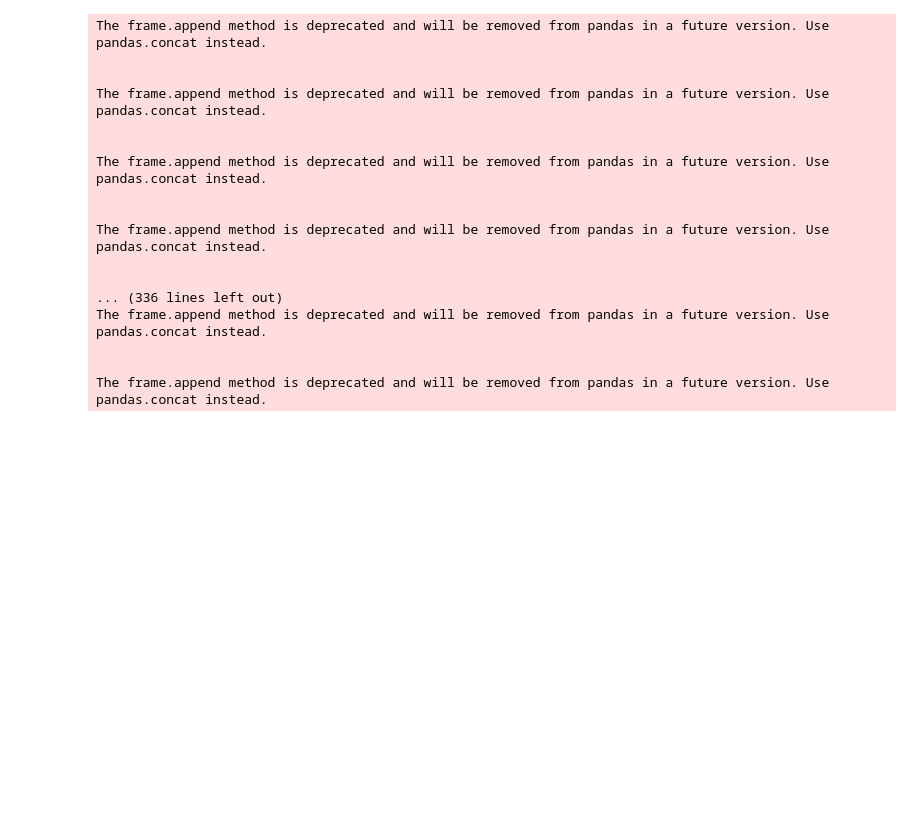
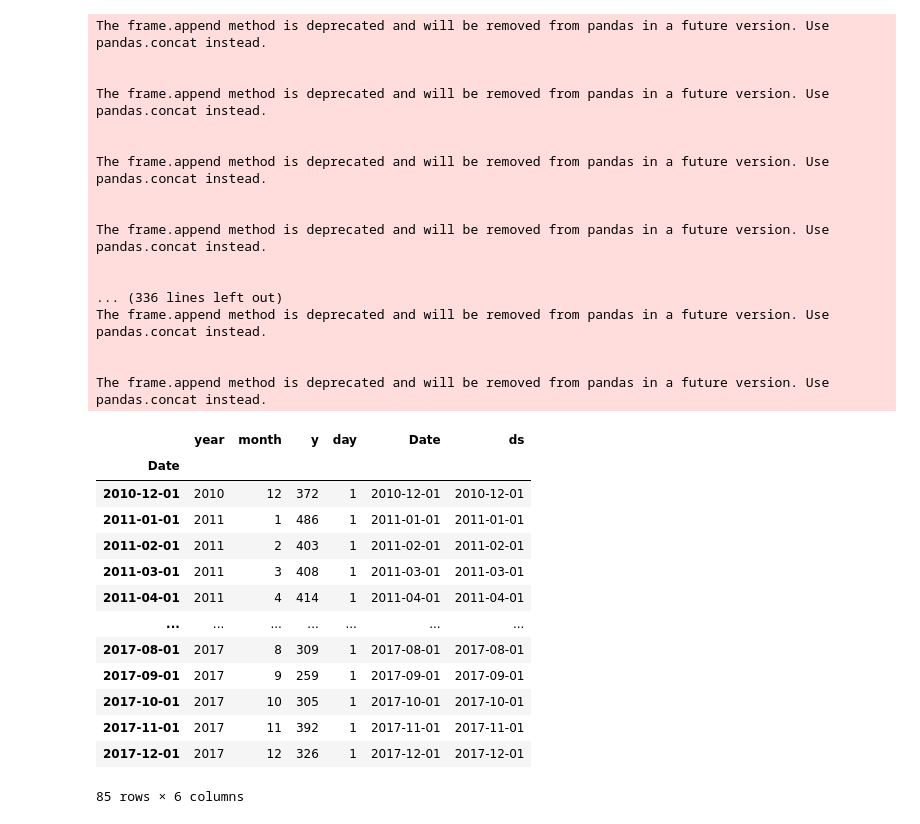
Before and after one commit to isavgt/JBG050-group11, a Jupyter notebook: forecast_prophet.ipynb, the cells around one changed output. Drawn from its saved outputs; the diff is of its cells as text; code cells hidden in the pictures; blank space fills up the shorter version.

```diff
--- a/forecast_prophet.ipynb
+++ b/forecast_prophet.ipynb
@@ -11,48 +14,64 @@ training_upto = 2019
 forecast_upto = (2023-training_upto-1)*12 + 3
 # %%
 # Read data, get dataframe with crimes/month
-df = pd.read_parquet('C:\\Users\\20203697\\Desktop\\JBG050_DC2\\DBL2_data\\cleaned\\Metropolitan-street.parquet')
-monthly_grouped_df = df.sort_values(['Year','Month num'],ascending=False).groupby(['Year', 'Month num'])['Crime ID'].count()
+df = pd.read_csv('C:\\Users\\20203697\\Downloads\\filtered_df.csv')
+monthly_grouped_df = df.sort_values(['Year','Month num'],ascending=False).groupby(['Year', 'Month num'])['Month'].count()
 monthly_grouped_df = monthly_grouped_df.to_frame()
 
+
 # Rename columns, select rows with data and set datetime index
-monthly_grouped_df = monthly_grouped_df.rename(columns = {'Crime ID':'nr of burglaries'})
+monthly_grouped_df = monthly_grouped_df.rename(columns = {'Month':'y'})
 monthly_grouped_df['day'] = 1
 monthly_grouped_df = monthly_grouped_df.reset_index()
-monthly_grouped_df = monthly_grouped_df[(monthly_grouped_df['Year']>2011) | ((monthly_grouped_df['Year'] == 2011) & (monthly_grouped_df['Month num']==12))]
+monthly_grouped_df = monthly_grouped_df[(monthly_grouped_df['Year']>=2011) | ((monthly_grouped_df['Year'] == 2010) & (monthly_grouped_df['Month num']==12))]
 monthly_grouped_df = monthly_grouped_df.rename(columns={'Month num': 'month', 'Year': 'year'})
 monthly_grouped_df['Date'] = pd.to_datetime(monthly_grouped_df[['year', 'month', 'day']])
 monthly_grouped_df = monthly_grouped_df.set_index(pd.DatetimeIndex(monthly_grouped_df['Date']))
 monthly_grouped_df['ds'] = monthly_grouped_df['Date']
-monthly_grouped_df['y'] = monthly_grouped_df['nr of burglaries']
 
 # Getting Holidays
 holiday = pd.DataFrame([])
 for date, name in sorted(holidays.country_holidays('GB', subdiv='England', years=[2012, 2013, 2014, 2015, 2016, 2017, 2018,2019,2020,2021, 2022, 2023, 2024]).items()):
     holiday = holiday.append(pd.DataFrame({'ds': date, 'holiday': "England-Holidays"}, index=[0]), ignore_index=True)
 holiday['ds'] = pd.to_datetime(holiday['ds'], format='%Y-%m-%d', errors='ignore')
 
 # Divide test and train data
 train_data = monthly_grouped_df[monthly_grouped_df['year']<(training_upto+1)]
 test_data = monthly_grouped_df[(monthly_grouped_df['year']>training_upto)]
+
+train_data
 # %% [output]
 The frame.append method is deprecated and will be removed from pandas in a future version. Use pandas.concat instead.
 
 
 The frame.append method is deprecated and will be removed from pandas in a future version. Use pandas.concat instead.
 
 
 The frame.append method is deprecated and will be removed from pandas in a future version. Use pandas.concat instead.
 
 
 The frame.append method is deprecated and will be removed from pandas in a future version. Use pandas.concat instead.
 
 
 ... (336 lines left out)
 The frame.append method is deprecated and will be removed from pandas in a future version. Use pandas.concat instead.
 
 
 The frame.append method is deprecated and will be removed from pandas in a future version. Use pandas.concat instead.
+|  | year | month | y | day | Date | ds |
+| Date |  |  |  |  |  |  |
+| 2010-12-01 | 2010 | 12 | 372 | 1 | 2010-12-01 | 2010-12-01 |
+| 2011-01-01 | 2011 | 1 | 486 | 1 | 2011-01-01 | 2011-01-01 |
+| 2011-02-01 | 2011 | 2 | 403 | 1 | 2011-02-01 | 2011-02-01 |
+| 2011-03-01 | 2011 | 3 | 408 | 1 | 2011-03-01 | 2011-03-01 |
+| 2011-04-01 | 2011 | 4 | 414 | 1 | 2011-04-01 | 2011-04-01 |
+| ... | ... | ... | ... | ... | ... | ... |
+| 2017-08-01 | 2017 | 8 | 309 | 1 | 2017-08-01 | 2017-08-01 |
+| 2017-09-01 | 2017 | 9 | 259 | 1 | 2017-09-01 | 2017-09-01 |
+| 2017-10-01 | 2017 | 10 | 305 | 1 | 2017-10-01 | 2017-10-01 |
+| 2017-11-01 | 2017 | 11 | 392 | 1 | 2017-11-01 | 2017-11-01 |
+| 2017-12-01 | 2017 | 12 | 326 | 1 | 2017-12-01 | 2017-12-01 |
+85 rows × 6 columns
 # %%
 param_grid = {
     'seasonality_mode':('multiplicative','additive'),
```
Also changed, not shown: parts of 4 cells of this notebook.
